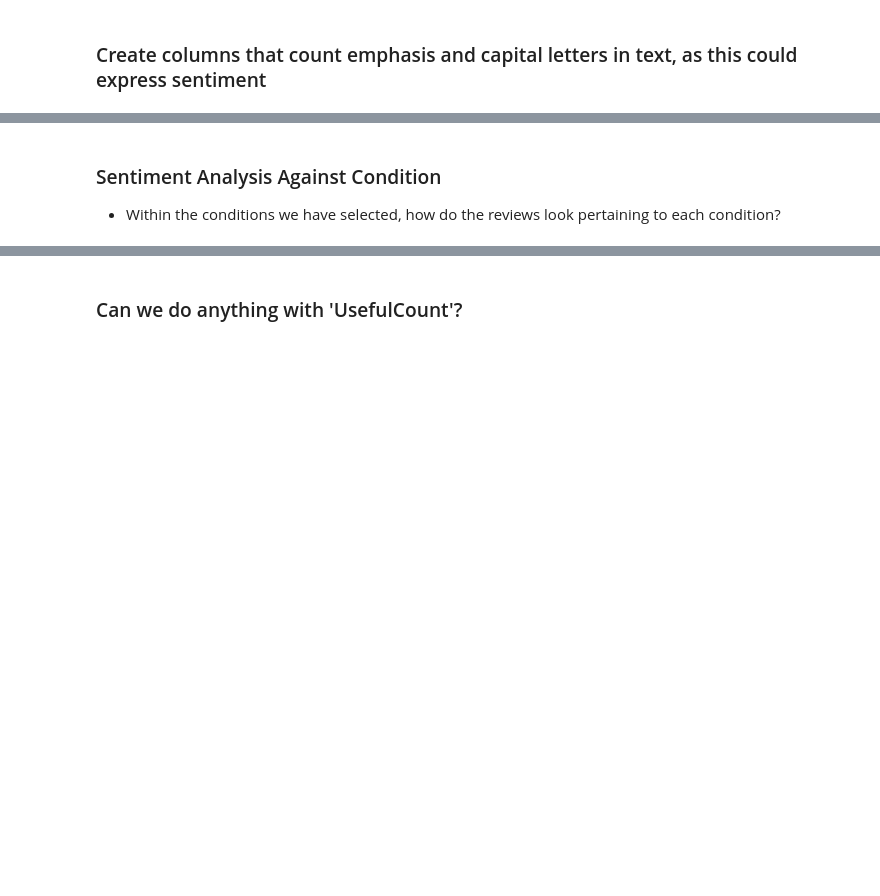
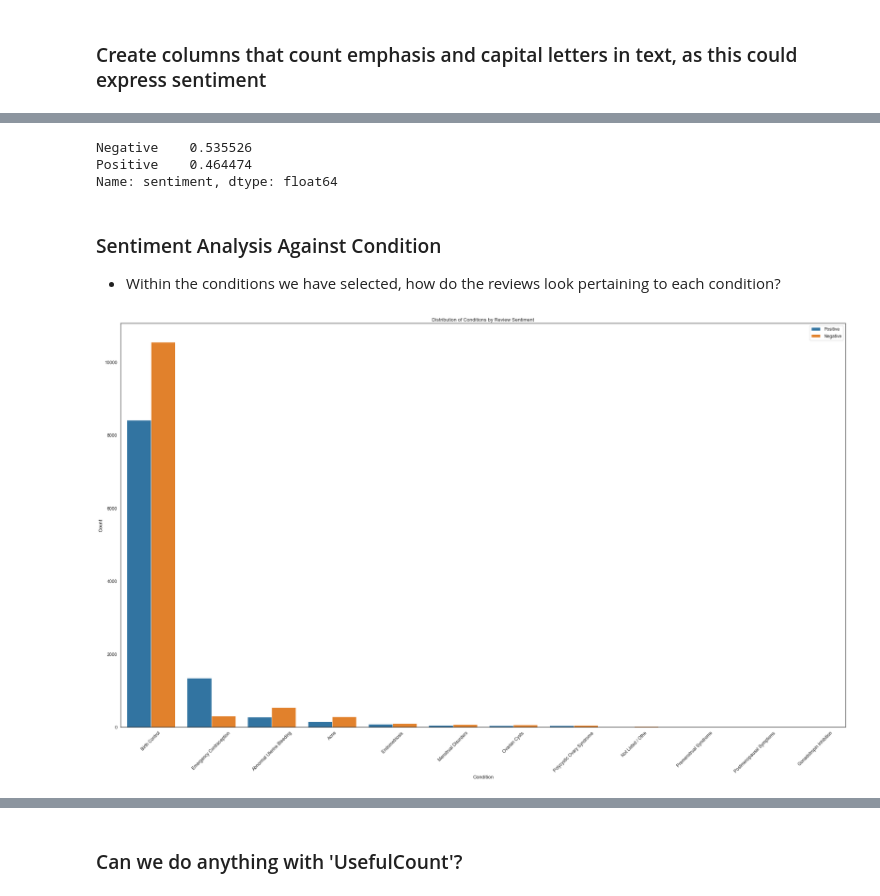
Before and after one commit to albertcchen/NLP-Sentiment-Analysis-for-Birth-Control-Medications, a Jupyter notebook: final_notebook.ipynb, the cells around one changed output, grey strips where cells are left out. Saved outputs shown, nothing was run; the diff lists cells and outputs as text; code cells hidden in the pictures; blank space fills up the shorter version.

```diff
--- a/final_notebook.ipynb
+++ b/final_notebook.ipynb
@@ -58,5 +58,5 @@ from imblearn.over_sampling import SMOTE
 ### Bringing in two .tsv files as test and train
 # %%
 # Load in the test and train datasets provided in the data file
-data_test = pd.read_csv('dsc/data/drugsComTest_raw.tsv', sep='\t')
+data_test = pd.read_csv('data/drugsComTest_raw.tsv', sep='\t')
 data_train = pd.read_csv('data/drugsComTrain_raw.tsv', sep='\t')
@@ -158,21 +352,30 @@ bc_data.head()
 # %%
 bc_data['sentiment'].value_counts(normalize=True)
+# %% [output]
+Negative    0.535526
+Positive    0.464474
+Name: sentiment, dtype: float64
 # %% [markdown]
 ### Sentiment Analysis Against Condition
 - Within the conditions we have selected, how do the reviews look pertaining to each condition?
 # %%
 # Let's try plotting sentiment against groups
 
-fig = plt.figure(figsize = (35, 10))
+fig = plt.figure(figsize = (35, 20))
 
 hue_order = ['Positive', 'Negative']
 sns.countplot(x='condition', hue='sentiment', data=bc_data, hue_order=hue_order, palette='tab10', order = bc_data['condition'].value_counts().index)
 
-# plt.xticks(rotation=45)
+plt.xticks(rotation=45)
 
+sns.set(style='white', font_scale=1.1)
+
+plt.legend(loc='upper right')
 plt.xlabel('Condition')
 plt.ylabel('Count')
 plt.title('Distribution of Conditions by Review Sentiment');
+# %% [output]
+[figure, added]
 # %%
 # Let's try plotting sentiment against groups
 
```
Also changed, not shown: parts of 88 cells of this notebook.
